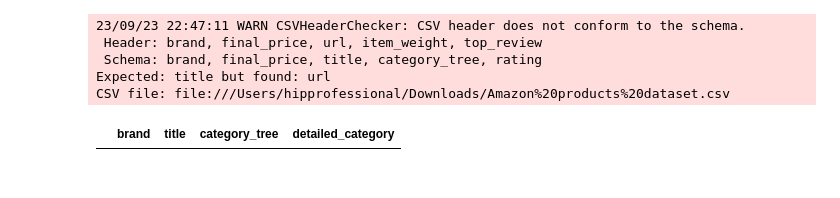
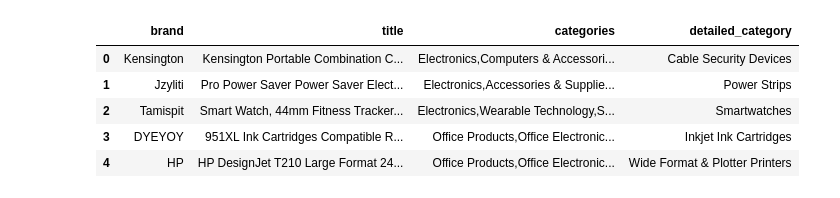
Before and after one commit to karantha-kur/Amazon-Product-Analysis, a Jupyter notebook: Amazon Product Analysis.ipynb, the cells around one changed output. Saved outputs shown, nothing was run; the diff lists cells and outputs as text; code cells hidden in the pictures.

```diff
--- a/Amazon Product Analysis.ipynb
+++ b/Amazon Product Analysis.ipynb
@@ -197,6 +85,6 @@ Execution Time using PySpark: 1.5912888050079346 seconds
 # %%
 # Displaying a maximum of 34 columns so that we can scroll through our entire dataset horizontally
-pd.options.display.max_columns = 34
+pd.options.display.max_columns = 41
 # %%
 # Checking out the first 3 rows of the dataframe
 df.limit(6).toPandas()
@@ -289,4 +198,4 @@ CSV file: file:///Users/hipprofessional/Downloads/Amazon%20products%20dataset.cs
 # %%
-cols = ['timestamp', 'asin', 'brand', 'final_price', 'reviews_count', 'images_count', 'title', 'url',
-       'video_count', 'rating', 'category_tree']
+# This is to show to columns of interest for further analysis
+cols = ['timestamp', 'asin', 'brand', 'final_price', 'reviews_count', 'images_count', 'title', 'url','video_count', 'rating', 'categories']
 # %%
@@ -417,9 +288,9 @@ CSV file: file:///Users/hipprofessional/Downloads/Amazon%20products%20dataset.cs
 # %%
 # Replace the square brackets and the quotation marks with nothing using regex
-df = df.withColumn("category_tree", regexp_replace(col("category_tree"), r'[\[\]\"]', ''))
+df = df.withColumn("categories", regexp_replace(col("categories"), r'[\[\]\"]', ''))
 # %%
 # Creating category array column so we can extract the last element
-df = df.withColumn('cat_arr', split(df.category_tree, ','))
+df = df.withColumn('cat_arr', split(df.categories, ','))
 # %%
 # Creating the detailed category column
 df = df.withColumn('detailed_category', df.cat_arr[size(df.cat_arr)-1])
@@ -426,14 +306,14 @@ df = df.withColumn('detailed_category', df.cat_arr[size(df.cat_arr)-1])
 # %%
 pd.options.display.max_colwidth = None
 # %%
-df.select('brand', 'title', 'category_tree', 'detailed_category').limit(5).toPandas()
+df.select('brand', 'title', 'categories', 'detailed_category').limit(5).toPandas()
 # %% [output]
-23/09/23 22:47:11 WARN CSVHeaderChecker: CSV header does not conform to the schema.
- Header: brand, final_price, url, item_weight, top_review
- Schema: brand, final_price, title, category_tree, rating
-Expected: title but found: url
-CSV file: file:///Users/hipprofessional/Downloads/Amazon%20products%20dataset.csv
-|  | brand | title | category_tree | detailed_category |
+|  | brand | title | categories | detailed_category |
+| 0 | Kensington | Kensington Portable Combination C... | Electronics,Computers & Accessori... | Cable Security Devices |
+| 1 | Jzyliti | Pro Power Saver Power Saver Elect... | Electronics,Accessories & Supplie... | Power Strips |
+| 2 | Tamispit | Smart Watch, 44mm Fitness Tracker... | Electronics,Wearable Technology,S... | Smartwatches |
+| 3 | DYEYOY | 951XL Ink Cartridges Compatible R... | Office Products,Office Electronic... | Inkjet Ink Cartridges |
+| 4 | HP | HP DesignJet T210 Large Format 24... | Office Products,Office Electronic... | Wide Format & Plotter Printers |
 # %%
 # Count the distinct values in the detailed_category column
 (df.groupBy('detailed_category').count()).count()
```
Also changed, not shown: parts of 47 cells of this notebook, 1 other file.
